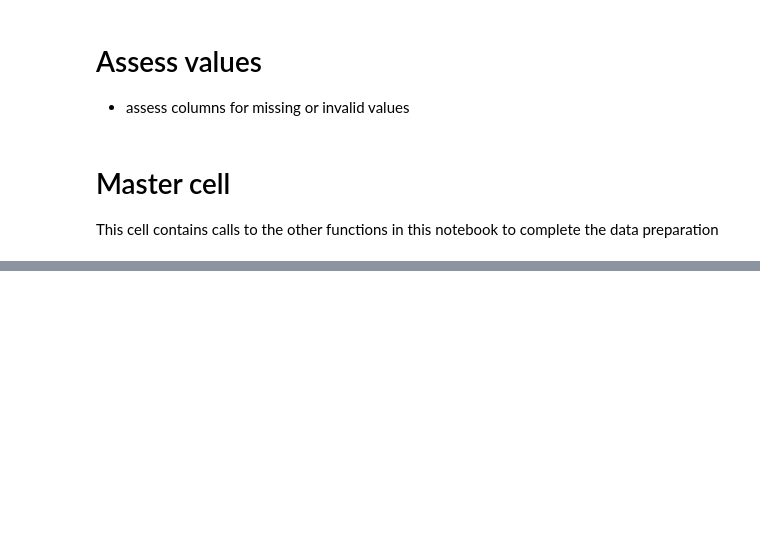
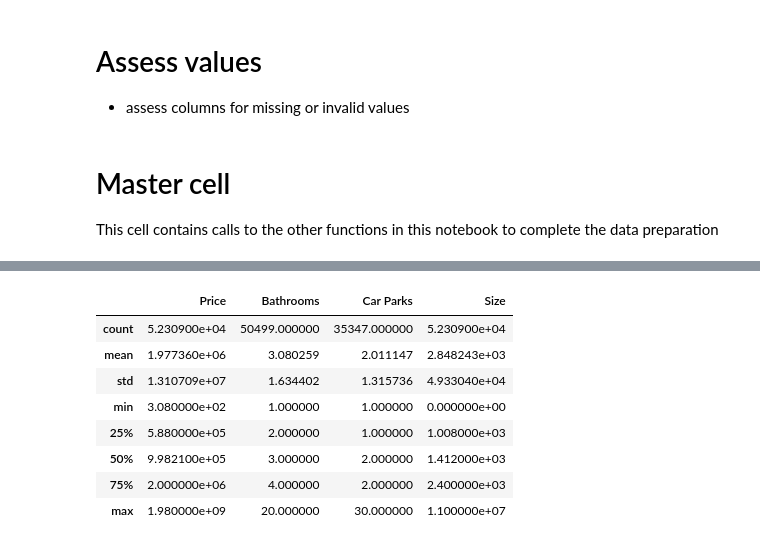
Before and after one commit to ryanmark1867/deep_learning_best_practices, a Jupyter notebook: notebooks/data_preparation.ipynb, the cells around one changed output, grey strips where cells are left out. Cells and saved outputs as stored; diff of their text form; code cells hidden in the pictures; blank space fills up the shorter version.

```diff
--- a/notebooks/data_preparation.ipynb
+++ b/notebooks/data_preparation.ipynb
@@ -285,0 +357,12 @@ location out of bounds count  0
+# %%
+df.describe()
+# %% [output]
+|  | Price | Bathrooms | Car Parks | Size |
+| count | 5.230900e+04 | 50499.000000 | 35347.000000 | 5.230900e+04 |
+| mean | 1.977360e+06 | 3.080259 | 2.011147 | 2.848243e+03 |
+| std | 1.310709e+07 | 1.634402 | 1.315736 | 4.933040e+04 |
+| min | 3.080000e+02 | 1.000000 | 1.000000 | 0.000000e+00 |
+| 25% | 5.880000e+05 | 2.000000 | 1.000000 | 1.008000e+03 |
+| 50% | 9.982100e+05 | 3.000000 | 2.000000 | 1.412000e+03 |
+| 75% | 2.000000e+06 | 4.000000 | 2.000000 | 2.400000e+03 |
+| max | 1.980000e+09 | 20.000000 | 30.000000 | 1.100000e+07 |
```
Also changed, not shown: parts of 13 cells of this notebook, 1 other file.
